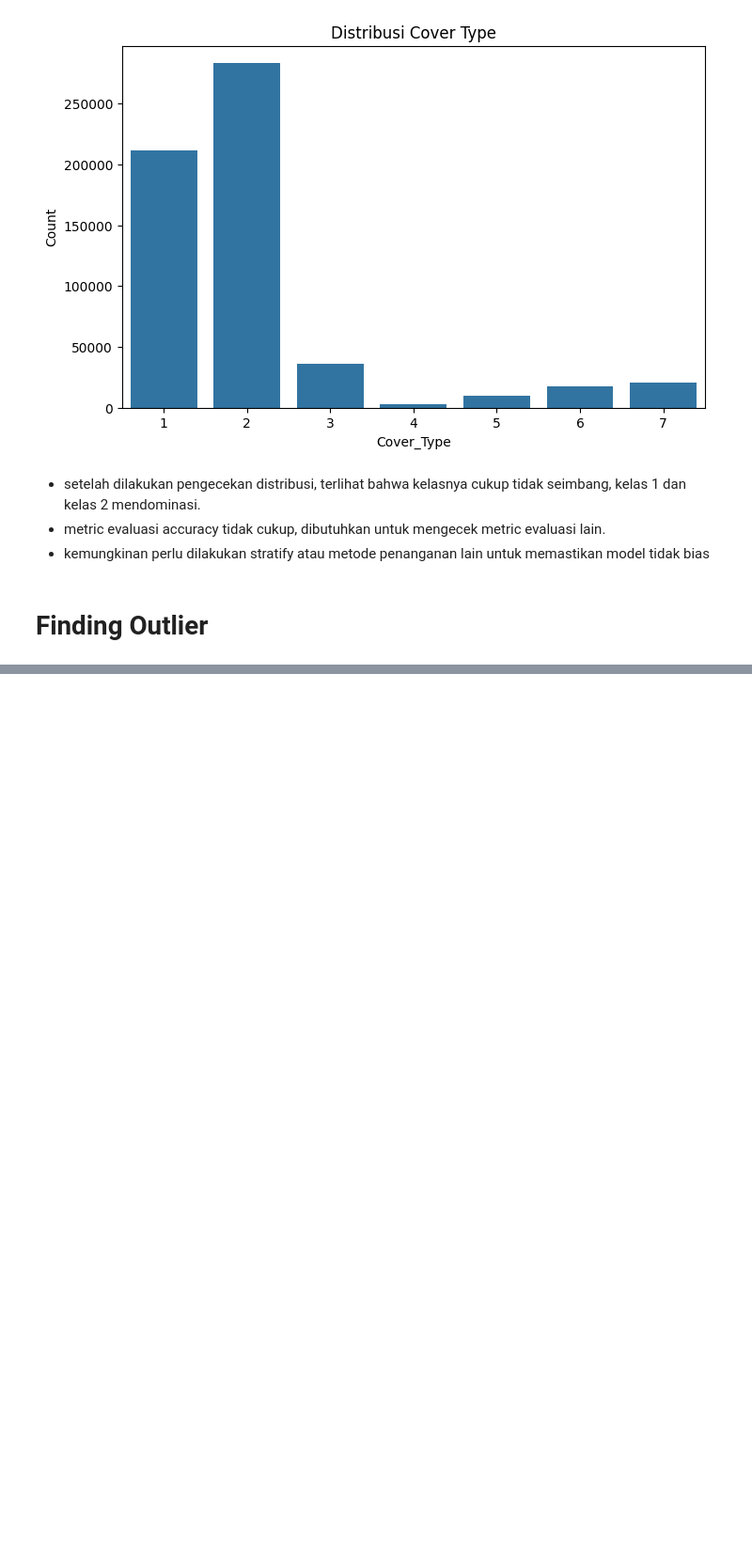
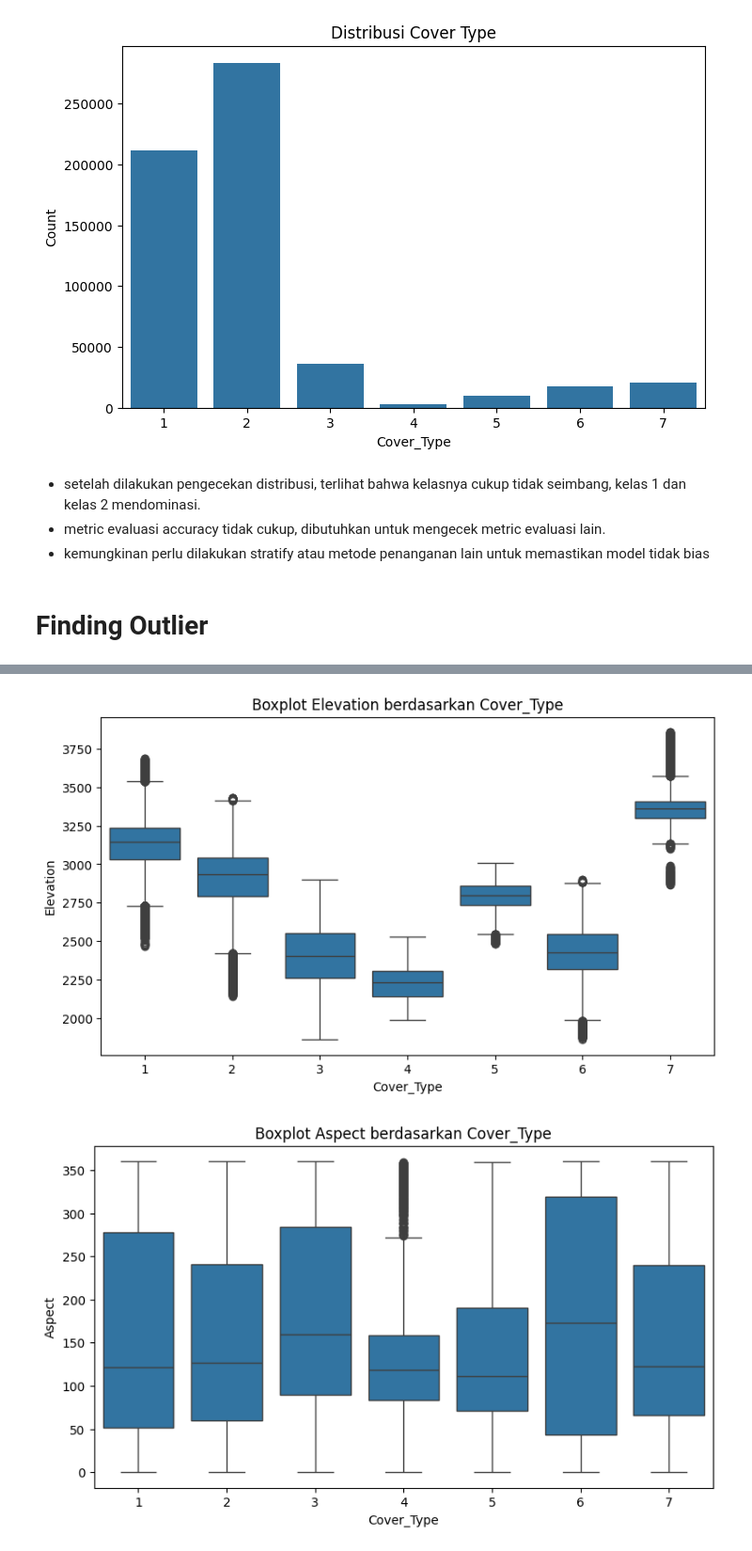
Before and after one commit to kuliahakmal/FPML, a Jupyter notebook: notebook/code.ipynb, the cells around one changed output, grey strips where cells are left out. Shown at 94% size. Cells and saved outputs as stored; diff of their text form; code cells hidden in the pictures; blank space fills up the shorter version.

```diff
--- a/notebook/code.ipynb
+++ b/notebook/code.ipynb
@@ -129,0 +232,11 @@ plt.show()
+# %%
+for col in num_cols:
+    plt.figure(figsize=(9, 5))
+    sns.boxplot(data=df, x="Cover_Type", y=col)
+    plt.title(f"Boxplot {col} berdasarkan Cover_Type")
+    plt.xlabel("Cover_Type")
+    plt.ylabel(col)
+    plt.show()
+# %% [output]
+[figure, added]
+[figure, added]
```
Also changed, not shown: parts of 11 cells of this notebook, 5 other files.
